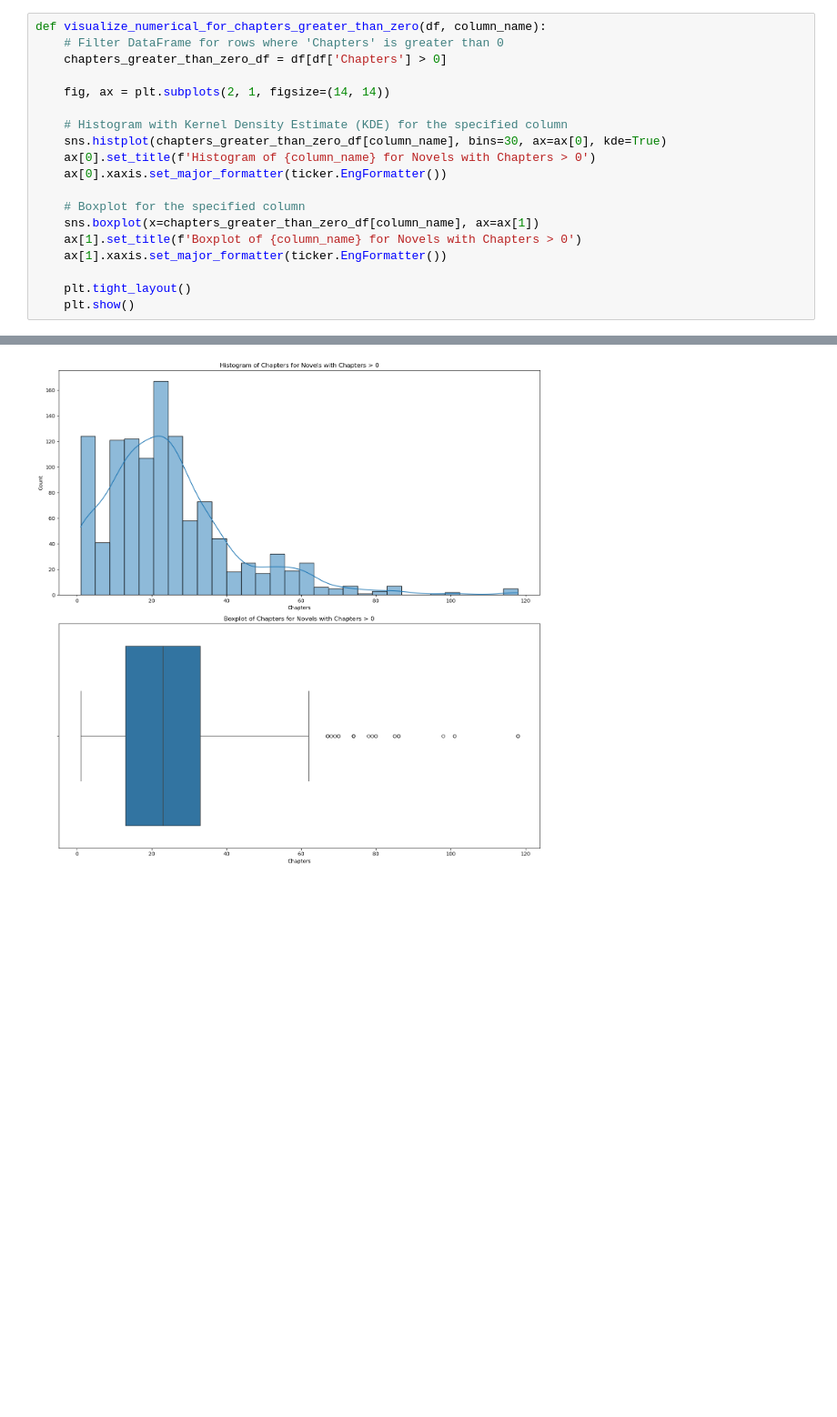
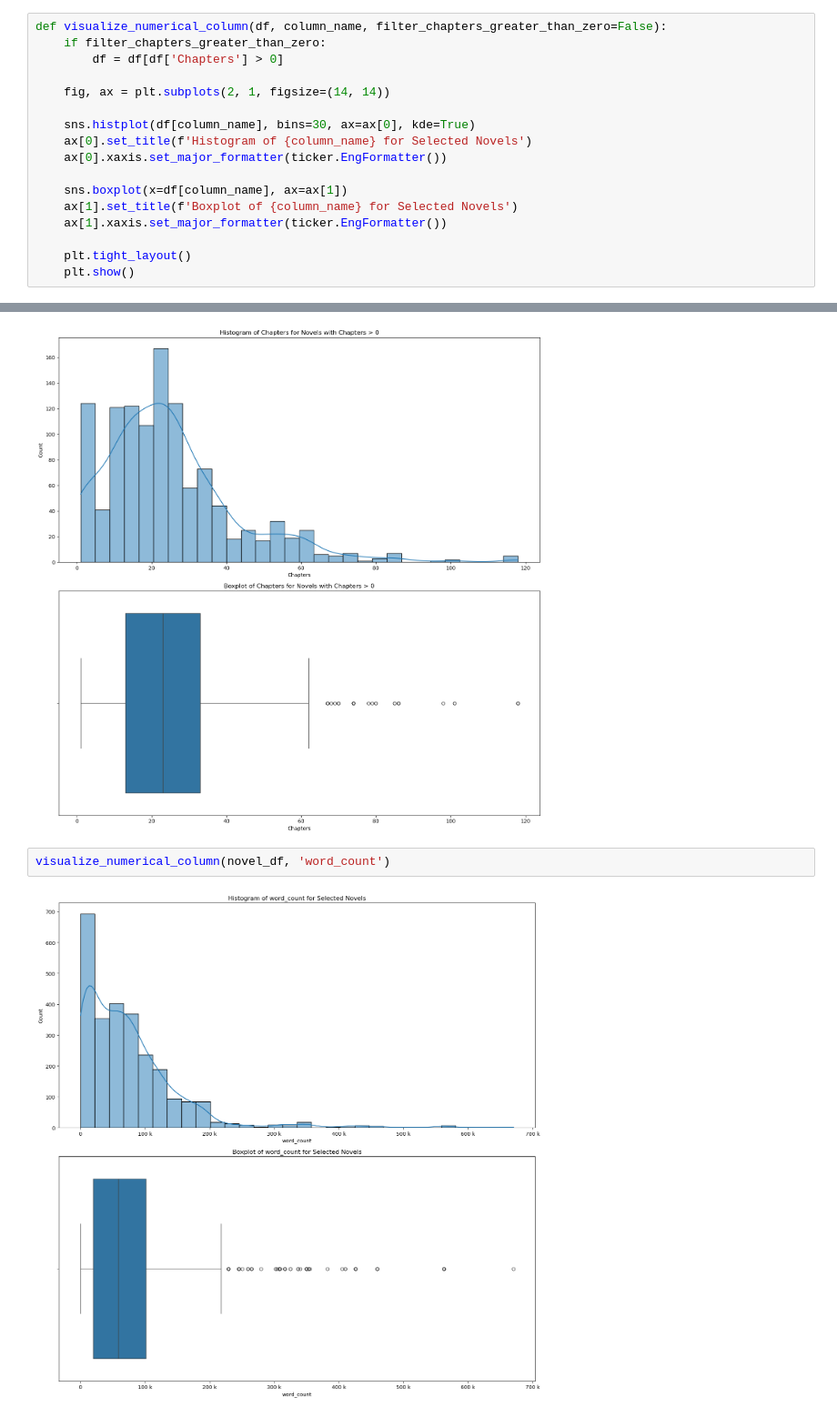
Before and after one commit to CSergiy/StoryDigest, a Jupyter notebook: EDA_Visuals.ipynb, the cells around one changed output, grey strips where cells are left out. Shown: that part at 91% size. Cells and saved outputs as stored; diff of their text form; blank space fills up the shorter version.

```diff
--- a/EDA_Visuals.ipynb
+++ b/EDA_Visuals.ipynb
@@ -224,20 +224,18 @@ def visualize_text_length_for_zero_chapters(df):
     plt.tight_layout()
     plt.show()
 # %%
-def visualize_numerical_for_chapters_greater_than_zero(df, column_name):
-    # Filter DataFrame for rows where 'Chapters' is greater than 0
-    chapters_greater_than_zero_df = df[df['Chapters'] > 0]
+def visualize_numerical_column(df, column_name, filter_chapters_greater_than_zero=False):
+    if filter_chapters_greater_than_zero:
+        df = df[df['Chapters'] > 0]
 
     fig, ax = plt.subplots(2, 1, figsize=(14, 14))
 
-    # Histogram with Kernel Density Estimate (KDE) for the specified column
-    sns.histplot(chapters_greater_than_zero_df[column_name], bins=30, ax=ax[0], kde=True)
-    ax[0].set_title(f'Histogram of {column_name} for Novels with Chapters > 0')
+    sns.histplot(df[column_name], bins=30, ax=ax[0], kde=True)
+    ax[0].set_title(f'Histogram of {column_name} for Selected Novels')
     ax[0].xaxis.set_major_formatter(ticker.EngFormatter())
 
-    # Boxplot for the specified column
-    sns.boxplot(x=chapters_greater_than_zero_df[column_name], ax=ax[1])
-    ax[1].set_title(f'Boxplot of {column_name} for Novels with Chapters > 0')
+    sns.boxplot(x=df[column_name], ax=ax[1])
+    ax[1].set_title(f'Boxplot of {column_name} for Selected Novels')
     ax[1].xaxis.set_major_formatter(ticker.EngFormatter())
 
     plt.tight_layout()
@@ -300,3 +304,7 @@ visualize_text_length_for_zero_chapters(novel_df)
 visualize_numerical_for_chapters_greater_than_zero(novel_df, 'Chapters')
 # %% [output]
 [figure]
+# %%
+visualize_numerical_column(novel_df, 'word_count')
+# %% [output]
+[figure, added]
```
Also changed, not shown: parts of 7 cells of this notebook.
